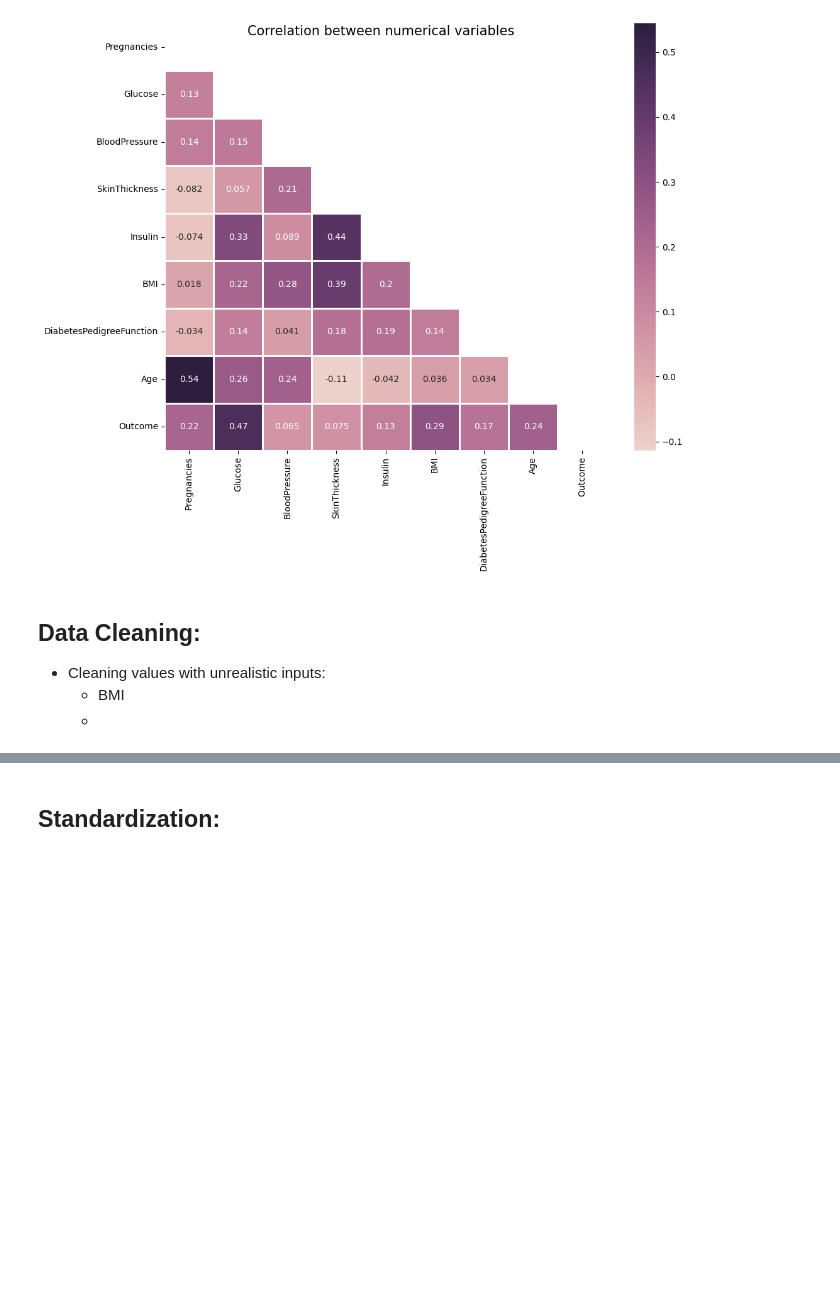
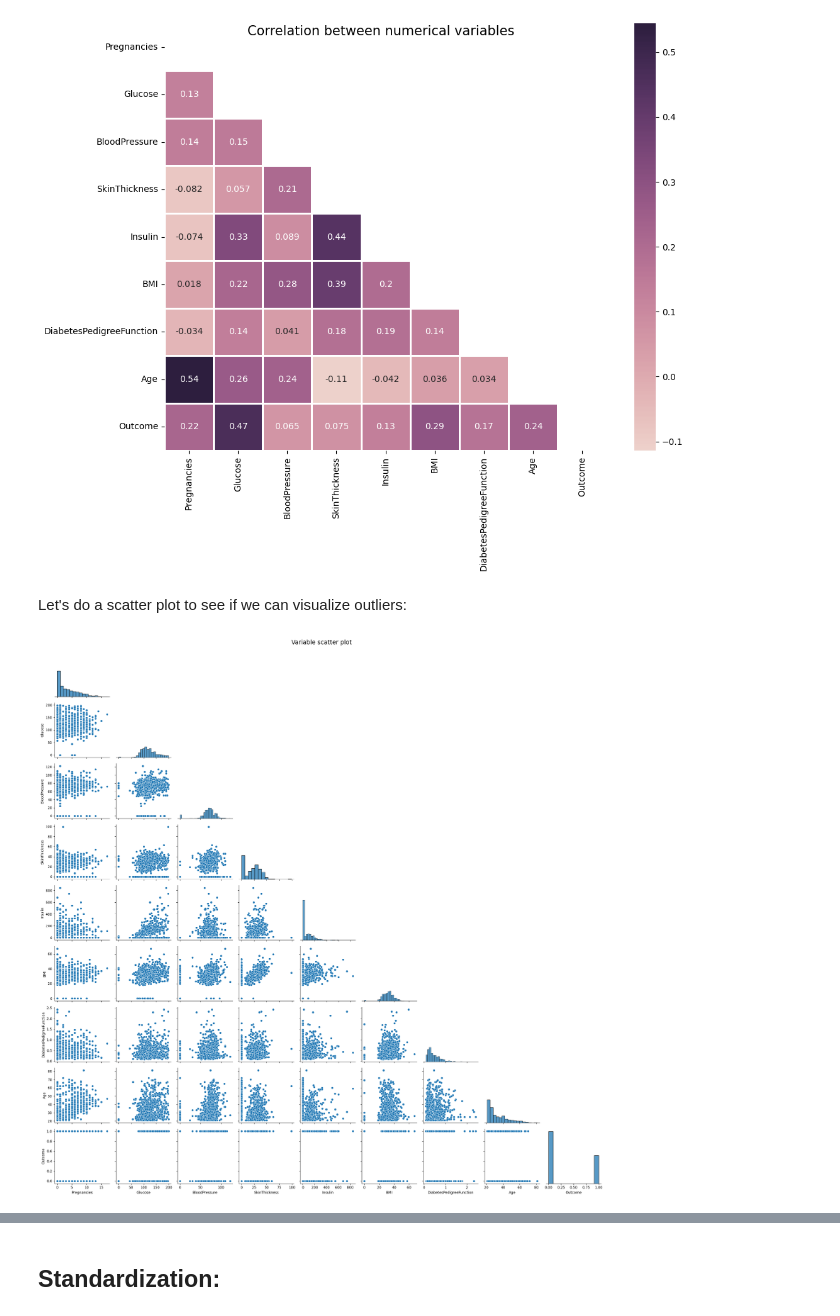
Before and after one commit to lauxpaux/diabetes_classification, a Jupyter notebook: diabetes_prediction-knn.ipynb, the cells around one changed output, grey strips where cells are left out. Saved outputs shown, nothing was run; the diff lists cells and outputs as text; code cells hidden in the pictures; blank space fills up the shorter version.

Commit message:
in the process of cleaning data

```diff
--- a/diabetes_prediction-knn.ipynb
+++ b/diabetes_prediction-knn.ipynb
@@ -55,7 +55,7 @@ import matplotlib as plt
 
 from sklearn.preprocessing import StandardScaler
 # %%
-data = pd.read_csv('../data/diabetes.csv')
+data = pd.read_csv('diabetes.csv')
 # %% [markdown]
 ## Data exploration:
 # %%
@@ -144,8 +144,11 @@ save_fig('feature_correlations')
 f.suptitle('Correlation between numerical variables', fontsize='15');
 # %% [output]
 [figure]
-# %% [markdown]
-## Data Cleaning:
-* Cleaning values with unrealistic inputs:
-    * BMI
-    *
+# %% [markdown]
+Let's do a scatter plot to see if we can visualize outliers:
+# %%
+data_plot = sns.pairplot(data, corner=True)
+data_plot.fig.suptitle('Variable scatter plot', fontsize='17');
+save_fig('scatter_plot')
+# %% [output]
+[figure, added]
```
Also changed, not shown: parts of 19 cells of this notebook, 1 other file.
